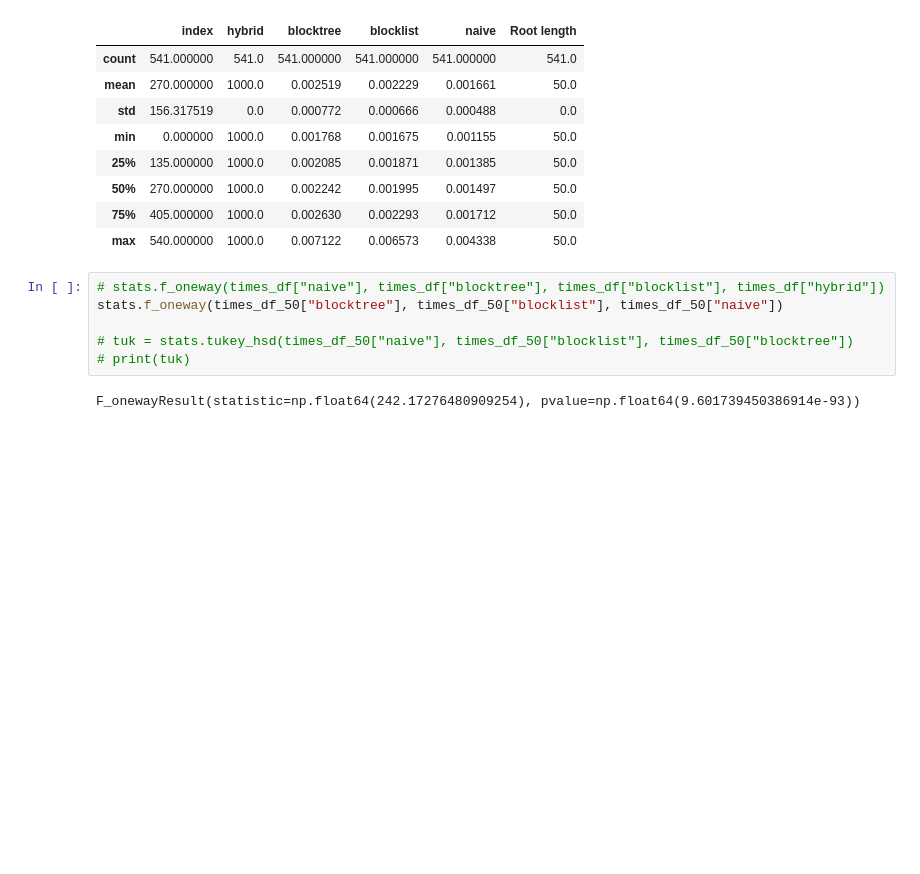
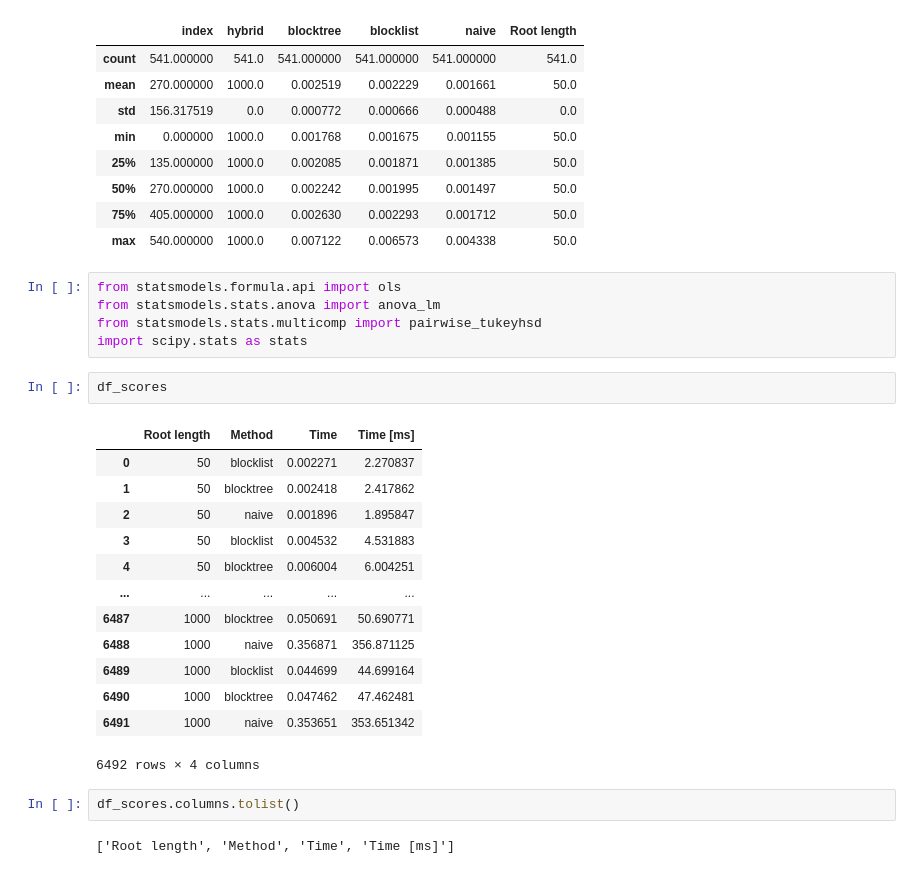
Before and after one commit to nimrodSerokTAU/evo-sim, a Jupyter notebook: benchmark/empirical_trees.ipynb, the cells around one changed output. Cells and saved outputs as stored; diff of their text form; blank space fills up the shorter version.

Commit message:
added statistical tests

```diff
--- a/benchmark/empirical_trees.ipynb
+++ b/benchmark/empirical_trees.ipynb
@@ -201,11 +219,28 @@ times_df_50.describe()
 | 50% | 270.000000 | 1000.0 | 0.002242 | 0.001995 | 0.001497 | 50.0 |
 | 75% | 405.000000 | 1000.0 | 0.002630 | 0.002293 | 0.001712 | 50.0 |
 | max | 540.000000 | 1000.0 | 0.007122 | 0.006573 | 0.004338 | 50.0 |
-# %%
-# stats.f_oneway(times_df["naive"], times_df["blocktree"], times_df["blocklist"], times_df["hybrid"])
-stats.f_oneway(times_df_50["blocktree"], times_df_50["blocklist"], times_df_50["naive"])
-
-# tuk = stats.tukey_hsd(times_df_50["naive"], times_df_50["blocklist"], times_df_50["blocktree"])
-# print(tuk)
-# %% [output]
-F_onewayResult(statistic=np.float64(242.17276480909254), pvalue=np.float64(9.601739450386914e-93))
+# %%
+from statsmodels.formula.api import ols
+from statsmodels.stats.anova import anova_lm
+from statsmodels.stats.multicomp import pairwise_tukeyhsd
+import scipy.stats as stats
+# %%
+df_scores
+# %% [output]
+|  | Root length | Method | Time | Time [ms] |
+| 0 | 50 | blocklist | 0.002271 | 2.270837 |
+| 1 | 50 | blocktree | 0.002418 | 2.417862 |
+| 2 | 50 | naive | 0.001896 | 1.895847 |
+| 3 | 50 | blocklist | 0.004532 | 4.531883 |
+| 4 | 50 | blocktree | 0.006004 | 6.004251 |
+| ... | ... | ... | ... | ... |
+| 6487 | 1000 | blocktree | 0.050691 | 50.690771 |
+| 6488 | 1000 | naive | 0.356871 | 356.871125 |
+| 6489 | 1000 | blocklist | 0.044699 | 44.699164 |
+| 6490 | 1000 | blocktree | 0.047462 | 47.462481 |
+| 6491 | 1000 | naive | 0.353651 | 353.651342 |
+6492 rows × 4 columns
+# %%
+df_scores.columns.tolist()
+# %% [output]
+['Root length', 'Method', 'Time', 'Time [ms]']
```
Also changed, not shown: parts of 6 cells of this notebook, 2 other files.
